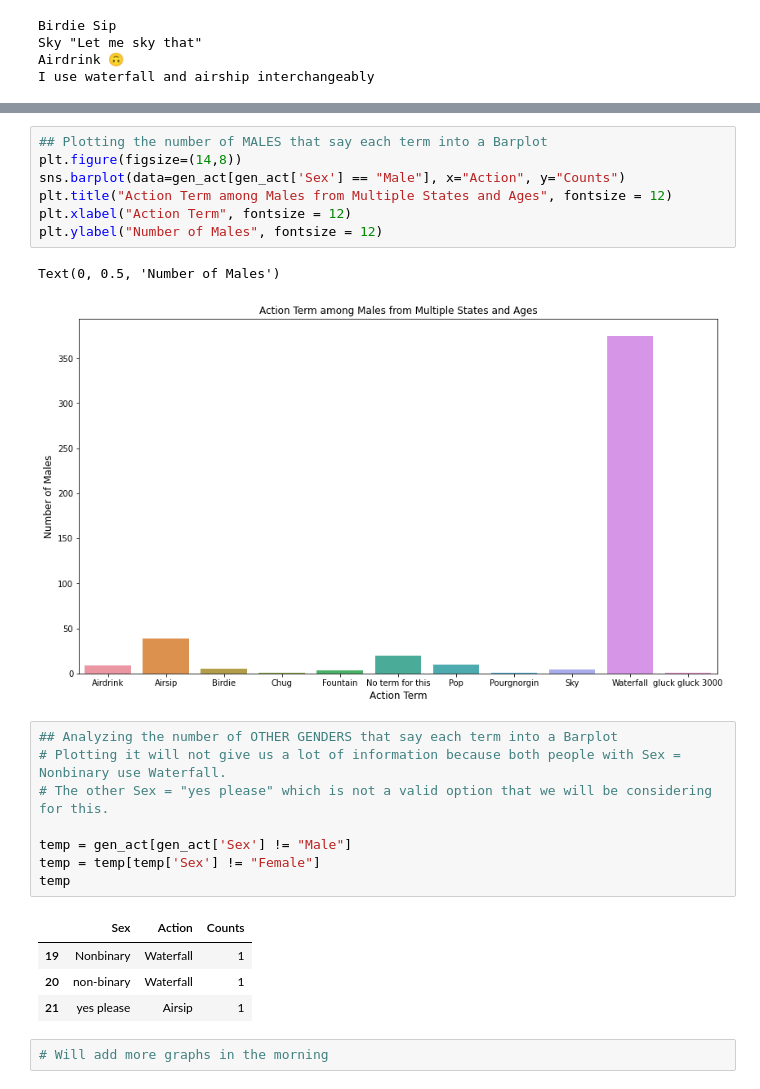
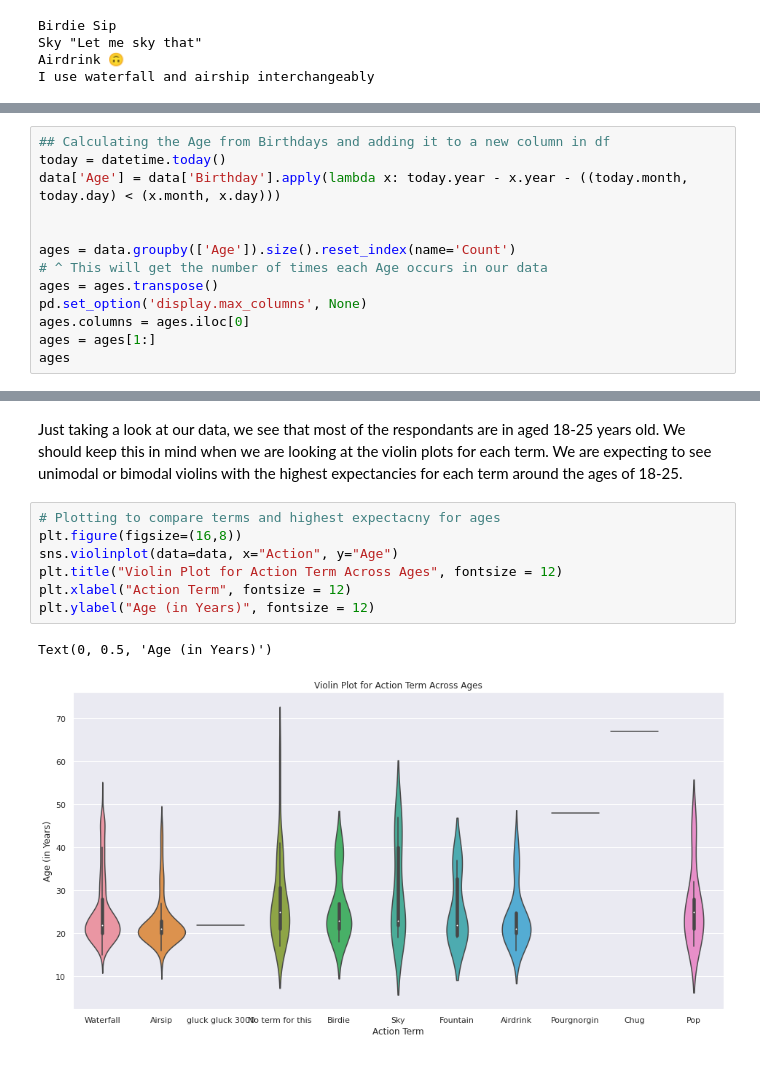
Before and after one commit to kevasinghal/finalproject, a Jupyter notebook: airsip.ipynb, the cells around one changed output, grey strips where cells are left out. Saved outputs shown, nothing was run; the diff lists cells and outputs as text.

```diff
--- a/airsip.ipynb
+++ b/airsip.ipynb
@@ -463,0 +447,13 @@ Text(0, 0.5, 'Number of Females')
+# %%
+## Calculating the Age from Birthdays and adding it to a new column in df
+today = datetime.today()
+data['Age'] = data['Birthday'].apply(lambda x: today.year - x.year - ((today.month, today.day) < (x.month, x.day)))
+
+
+ages = data.groupby(['Age']).size().reset_index(name='Count')
+# ^ This will get the number of times each Age occurs in our data
+ages = ages.transpose()
+pd.set_option('display.max_columns', None)
+ages.columns = ages.iloc[0]
+ages = ages[1:]
+ages
@@ -464,25 +470,12 @@ Text(0, 0.5, 'Number of Females')
+# %% [markdown]
+Just taking a look at our data, we see that most of the respondants are in aged 18-25 years old. We should keep this in mind when we are looking at the violin plots for each term. We are expecting to see unimodal or bimodal violins with the highest expectancies for each term around the ages of 18-25.
 # %%
-## Plotting the number of MALES that say each term into a Barplot
-plt.figure(figsize=(14,8))
-sns.barplot(data=gen_act[gen_act['Sex'] == "Male"], x="Action", y="Counts")
-plt.title("Action Term among Males from Multiple States and Ages", fontsize = 12)
+# Plotting to compare terms and highest expectacny for ages
+plt.figure(figsize=(16,8))
+sns.violinplot(data=data, x="Action", y="Age")
+plt.title("Violin Plot for Action Term Across Ages", fontsize = 12)
 plt.xlabel("Action Term", fontsize = 12)
-plt.ylabel("Number of Males", fontsize = 12)
+plt.ylabel("Age (in Years)", fontsize = 12)
 # %% [output]
-Text(0, 0.5, 'Number of Males')
+Text(0, 0.5, 'Age (in Years)')
-[figure, old version]
+[figure, new version]
-# %%
-## Analyzing the number of OTHER GENDERS that say each term into a Barplot
-# Plotting it will not give us a lot of information because both people with Sex = Nonbinary use Waterfall.
-# The other Sex = "yes please" which is not a valid option that we will be considering for this.
-
-temp = gen_act[gen_act['Sex'] != "Male"]
-temp = temp[temp['Sex'] != "Female"]
-temp
-# %% [output]
-|  | Sex | Action | Counts |
-| 19 | Nonbinary | Waterfall | 1 |
-| 20 | non-binary | Waterfall | 1 |
-| 21 | yes please | Airsip | 1 |
-# %%
-# Will add more graphs in the morning
```
Also changed, not shown: parts of 21 cells of this notebook.
